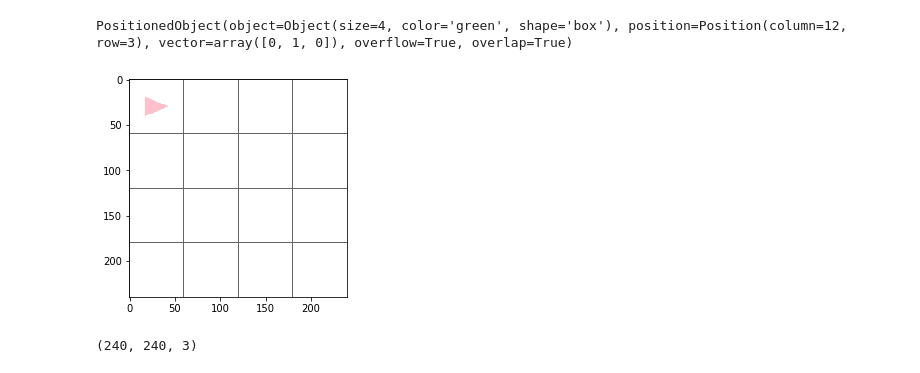
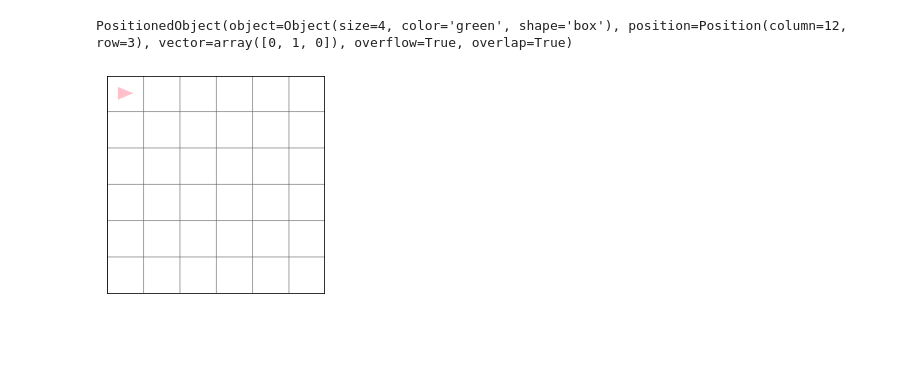
Before and after one commit to frankaging/Reason-SCAN, a Jupyter notebook: code/dataset/ReaSCAN_playground.ipynb, the cells around one changed output. Cells and saved outputs as stored; diff of their text form; code cells hidden in the pictures; blank space fills up the shorter version.

Commit message:
basic rendering

```diff
--- a/code/dataset/ReaSCAN_playground.ipynb
+++ b/code/dataset/ReaSCAN_playground.ipynb
@@ -655,22 +1817,15 @@ class World(MiniGridEnv):
 # %%
 # test out the world
 import matplotlib as plt
 import matplotlib.pyplot as plt
 import matplotlib.image as mpimg
 
 import os
 os.environ['QT_QPA_PLATFORM']='offscreen'
-world = World(grid_size=4, colors=vocabulary.get_semantic_colors(),
+world = World(grid_size=6, colors=vocabulary.get_semantic_colors(),
               object_vocabulary=object_vocabulary,
               shapes=vocabulary.get_semantic_shapes(),
               save_directory="./tmp/")
-world_rgb = world.render("rgb_array")
+world_rgb = world.render_simple()
+# %% [output]
+[figure, added]
-# %%
-plt.imshow(world_rgb)
-plt.show()
-# %% [output]
-[figure, removed]
-# %%
-world_rgb.shape
-# %% [output]
-(240, 240, 3)
```
Also changed, not shown: parts of 5 cells of this notebook, 2 other files.
